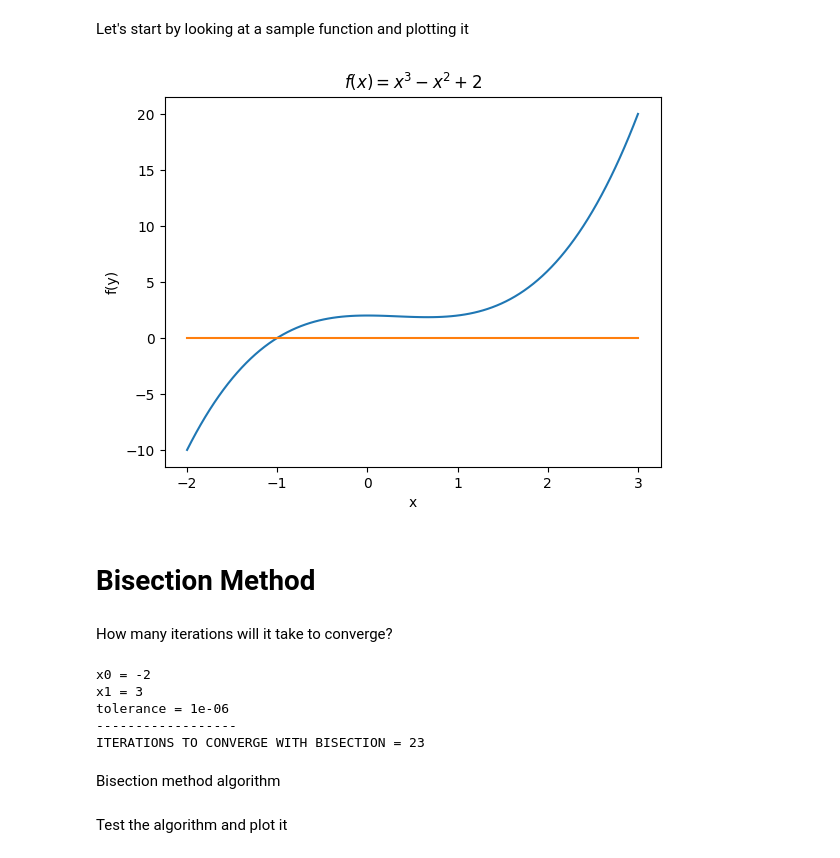
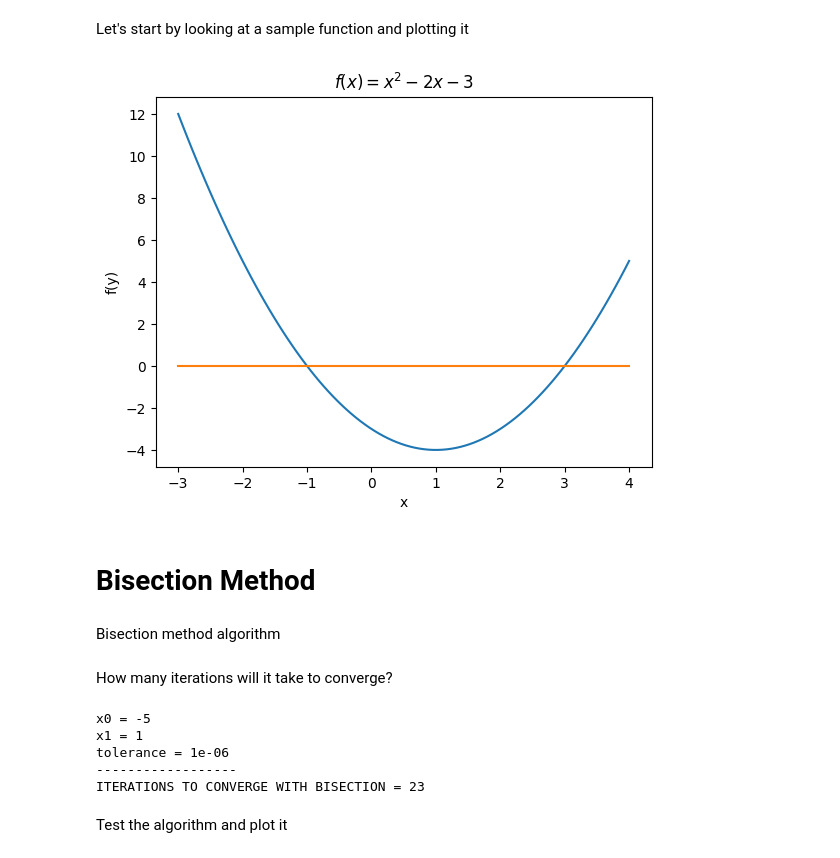
Before and after one commit to diegosol127/AERO-222-Numerical-Methods, a Jupyter notebook: Lab/Lab2/AERO_222_Lab_2.ipynb, the cells around one changed output. Drawn from its saved outputs; the diff is of its cells as text; code cells hidden in the pictures.

```diff
--- a/Lab/Lab2/AERO_222_Lab_2.ipynb
+++ b/Lab/Lab2/AERO_222_Lab_2.ipynb
@@ -10,16 +10,18 @@ from math import log2, ceil
 Let's start by looking at a sample function and plotting it
 # %%
 def f(x):
-    return x**3 - x**2 + 2
+    return x**2 - 2*x - 3
 
-x = np.linspace(-2,3,100)
+x = np.linspace(-3,4,100)
 plt.plot(x,f(x))
 plt.plot(x,np.zeros(x.shape))
 plt.xlabel('x')
 plt.ylabel('f(y)')
-plt.title(r'$f(x) = x^3 - x^2 + 2$')
+plt.title(r'$f(x) = x^2 - 2x - 3$')
 plt.show()
 # %% [output]
-[figure, old version]
+[figure, new version]
 # %% [markdown]
 # Bisection Method
+# %% [markdown]
+Bisection method algorithm
@@ -27,10 +87,18 @@ plt.show()
 How many iterations will it take to converge?
 # %%
 def bisectionNumIterations(x0,x1,eps):
+    #==================================================================
+    # INPUTS
+    #   - x0: left boundary
+    #   - x1: right boundary
+    #   - eps: tolerance
+    # OUTPUT
+    #   - xNew: number of iterations to converge
+    #==================================================================
     return ceil(log2(abs(x1-x0) / eps))
 
-x0 = -2
-x1 = 3
+x0 = -5
+x1 = 1
 tol = 1e-6
 
 numIter = bisectionNumIterations(x0,x1,tol)
@@ -40,10 +108,8 @@ print(f'tolerance = {tol}')
 print('------------------')
 print(f'ITERATIONS TO CONVERGE WITH BISECTION = {numIter}')
 # %% [output]
-x0 = -2
-x1 = 3
+x0 = -5
+x1 = 1
 tolerance = 1e-06
 ------------------
 ITERATIONS TO CONVERGE WITH BISECTION = 23
-# %% [markdown]
-Bisection method algorithm
```
Also changed, not shown: parts of 22 cells of this notebook, 1 other file.
